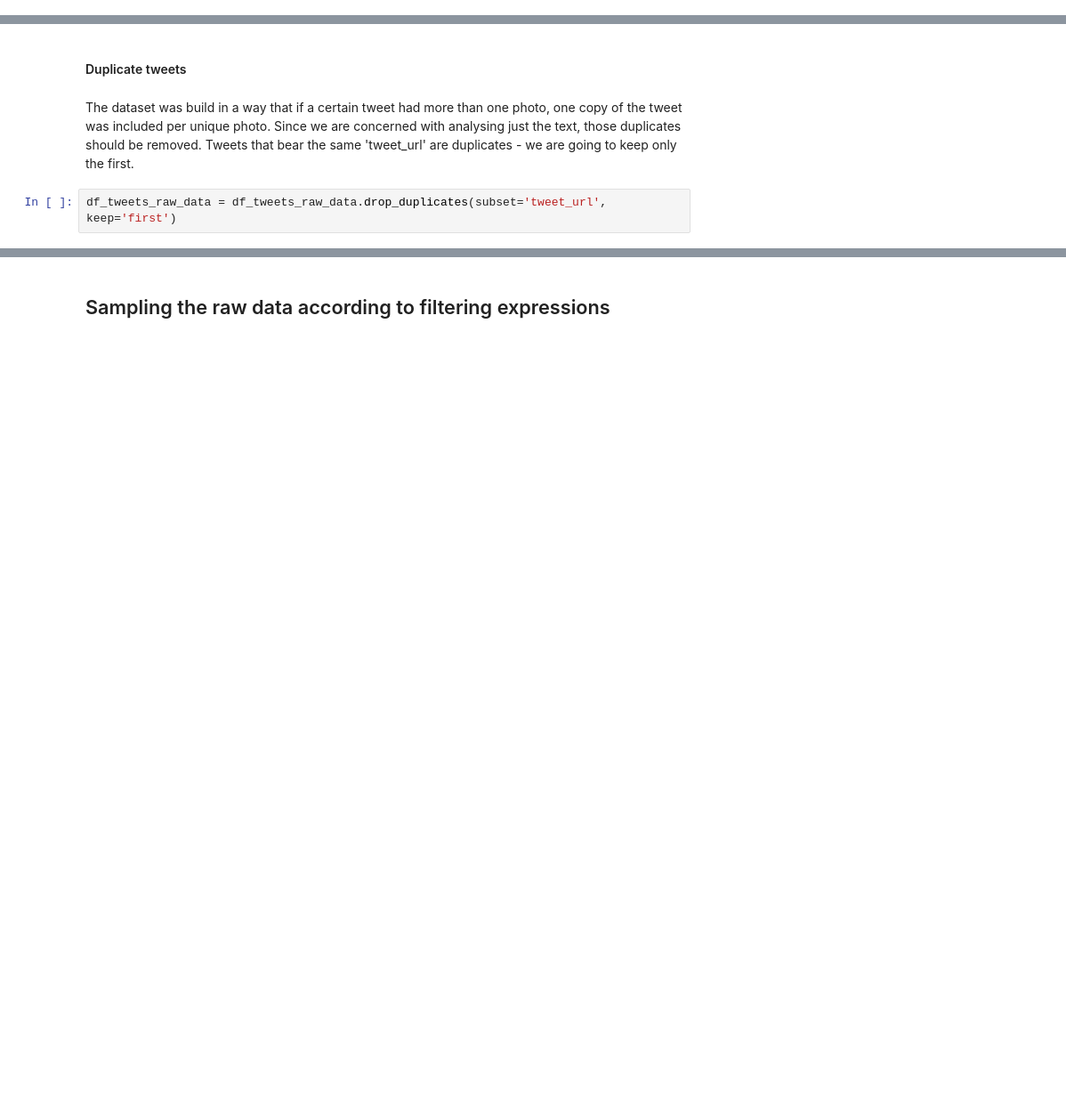
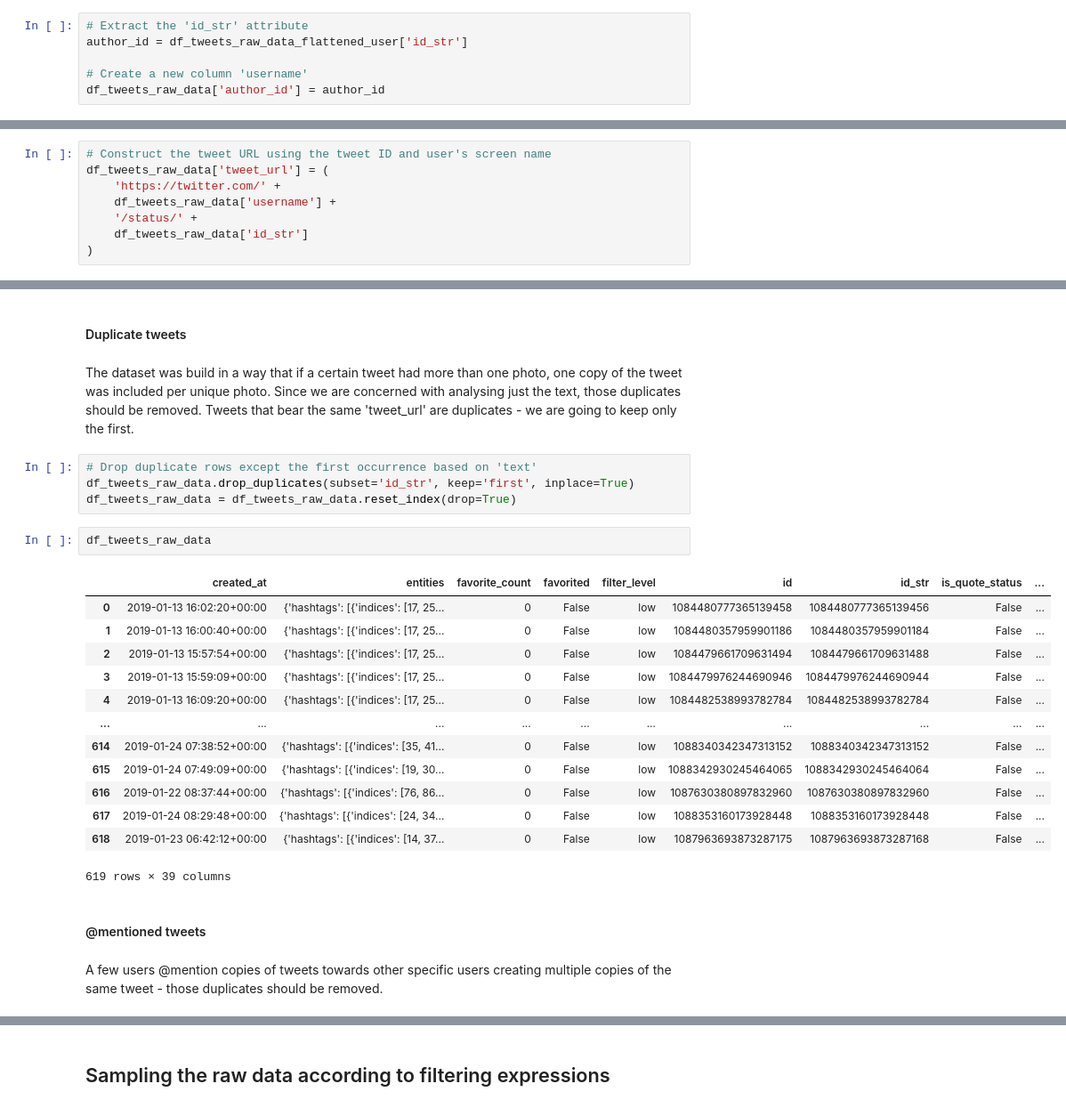
Before and after one commit to laelgelc/cl_st1_mariana, a Jupyter notebook: CL_St1_Mariana.ipynb, the cells around one changed output, grey strips where cells are left out. Shown at 89% size. Drawn from its saved outputs; the diff is of its cells as text; blank space fills up the shorter version.

```diff
--- a/CL_St1_Mariana.ipynb
+++ b/CL_St1_Mariana.ipynb
@@ -49,0 +96,6 @@ df_tweets_raw_data = df_tweets_raw_data.drop(columns=['text_emojified', 'photo_u
+# %%
+# Extract the 'id_str' attribute
+author_id = df_tweets_raw_data_flattened_user['id_str']
+
+# Create a new column 'username'
+df_tweets_raw_data['author_id'] = author_id
@@ -50,2 +104,10 @@ df_tweets_raw_data = df_tweets_raw_data.drop(columns=['text_emojified', 'photo_u
+# %%
+# Construct the tweet URL using the tweet ID and user's screen name
+df_tweets_raw_data['tweet_url'] = (
+    'https://twitter.com/' +
+    df_tweets_raw_data['username'] +
+    '/status/' +
+    df_tweets_raw_data['id_str']
+)
 # %%
 df_tweets_raw_data
@@ -183,5 +209,27 @@ df_tweets_raw_data = df_tweets_raw_data.reset_index(drop=True)
 #### Duplicate tweets
 # %% [markdown]
 The dataset was build in a way that if a certain tweet had more than one photo, one copy of the tweet was included per unique photo. Since we are concerned with analysing just the text, those duplicates should be removed. Tweets that bear the same 'tweet_url' are duplicates - we are going to keep only the first.
-# %%
-df_tweets_raw_data = df_tweets_raw_data.drop_duplicates(subset='tweet_url', keep='first')
+# %%
+# Drop duplicate rows except the first occurrence based on 'text'
+df_tweets_raw_data.drop_duplicates(subset='id_str', keep='first', inplace=True)
+df_tweets_raw_data = df_tweets_raw_data.reset_index(drop=True)
+# %%
+df_tweets_raw_data
+# %% [output]
+|  | created_at | entities | favorite_count | favorited | filter_level | id | id_str | is_quote_status | ... |
+| 0 | 2019-01-13 16:02:20+00:00 | {'hashtags': [{'indices': [17, 25... | 0 | False | low | 1084480777365139458 | 1084480777365139456 | False | ... |
+| 1 | 2019-01-13 16:00:40+00:00 | {'hashtags': [{'indices': [17, 25... | 0 | False | low | 1084480357959901186 | 1084480357959901184 | False | ... |
+| 2 | 2019-01-13 15:57:54+00:00 | {'hashtags': [{'indices': [17, 25... | 0 | False | low | 1084479661709631494 | 1084479661709631488 | False | ... |
+| 3 | 2019-01-13 15:59:09+00:00 | {'hashtags': [{'indices': [17, 25... | 0 | False | low | 1084479976244690946 | 1084479976244690944 | False | ... |
+| 4 | 2019-01-13 16:09:20+00:00 | {'hashtags': [{'indices': [17, 25... | 0 | False | low | 1084482538993782784 | 1084482538993782784 | False | ... |
+| ... | ... | ... | ... | ... | ... | ... | ... | ... | ... |
+| 614 | 2019-01-24 07:38:52+00:00 | {'hashtags': [{'indices': [35, 41... | 0 | False | low | 1088340342347313152 | 1088340342347313152 | False | ... |
+| 615 | 2019-01-24 07:49:09+00:00 | {'hashtags': [{'indices': [19, 30... | 0 | False | low | 1088342930245464065 | 1088342930245464064 | False | ... |
+| 616 | 2019-01-22 08:37:44+00:00 | {'hashtags': [{'indices': [76, 86... | 0 | False | low | 1087630380897832960 | 1087630380897832960 | False | ... |
+| 617 | 2019-01-24 08:29:48+00:00 | {'hashtags': [{'indices': [24, 34... | 0 | False | low | 1088353160173928448 | 1088353160173928448 | False | ... |
+| 618 | 2019-01-23 06:42:12+00:00 | {'hashtags': [{'indices': [14, 37... | 0 | False | low | 1087963693873287175 | 1087963693873287168 | False | ... |
+619 rows × 39 columns
+# %% [markdown]
+#### @mentioned tweets
+# %% [markdown]
+A few users @mention copies of tweets towards other specific users creating multiple copies of the same tweet - those duplicates should be removed.
```
Also changed, not shown: parts of 29 cells of this notebook.
